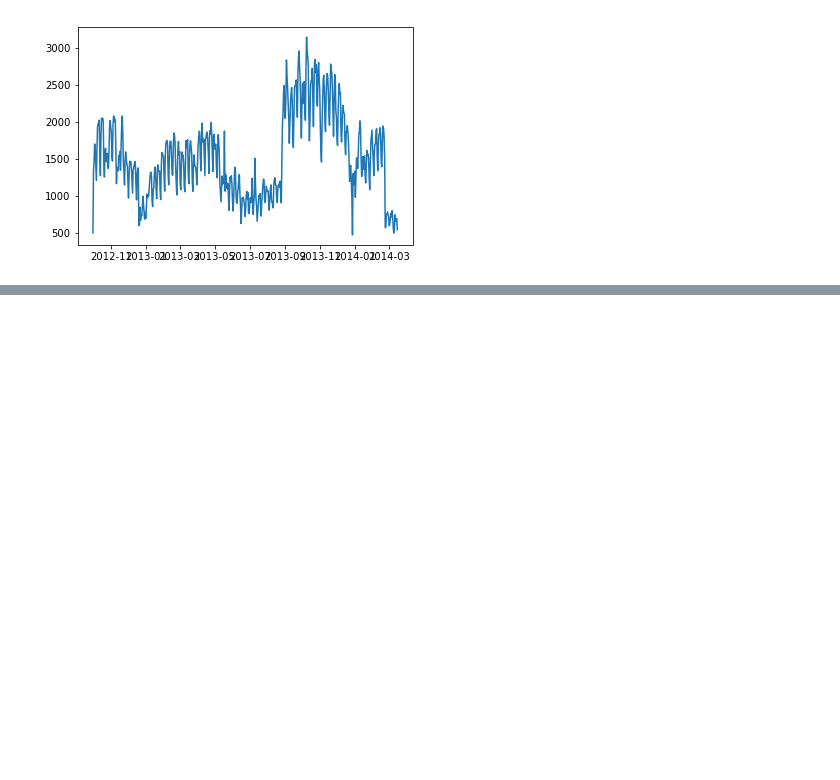
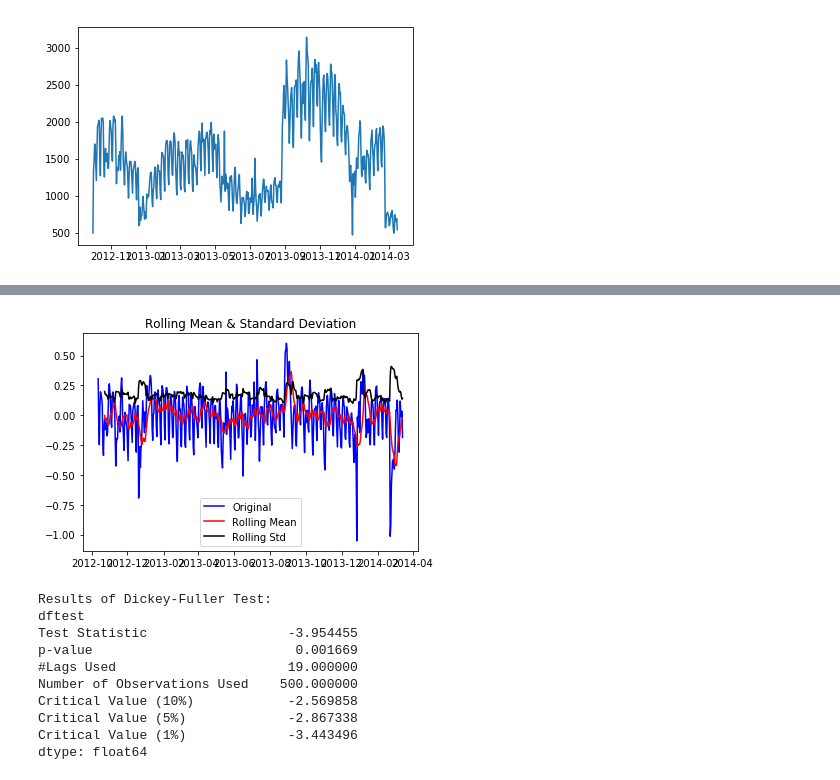
Before and after one commit to altock/Data-Science, a Jupyter notebook: HackerRank/Time Series Forecasting.ipynb, the cells around one changed output, grey strips where cells are left out. Saved outputs shown, nothing was run; the diff lists cells and outputs as text; code cells hidden in the pictures; blank space fills up the shorter version.

```diff
--- a/HackerRank/Time Series Forecasting.ipynb
+++ b/HackerRank/Time Series Forecasting.ipynb
@@ -94,0 +109,3 @@ dtype: float64
+# %%
+ts_log_moving_avg_diff = ts_log - moving_avg
+ts_log_moving_avg_diff.head(12)
@@ -94,0 +127,16 @@ dtype: float64
+# %%
+ts_log_moving_avg_diff.dropna(inplace=True)
+test_stationarity(ts_log_moving_avg_diff)
+# Stationary because test statistic < critical value at 5%
+# %% [output]
+[figure, added]
+Results of Dickey-Fuller Test:
+dftest
+Test Statistic                  -3.954455
+p-value                          0.001669
+#Lags Used                      19.000000
+Number of Observations Used    500.000000
+Critical Value (10%)            -2.569858
+Critical Value (5%)             -2.867338
+Critical Value (1%)             -3.443496
+dtype: float64
```
Also changed, not shown: parts of 27 cells of this notebook.
